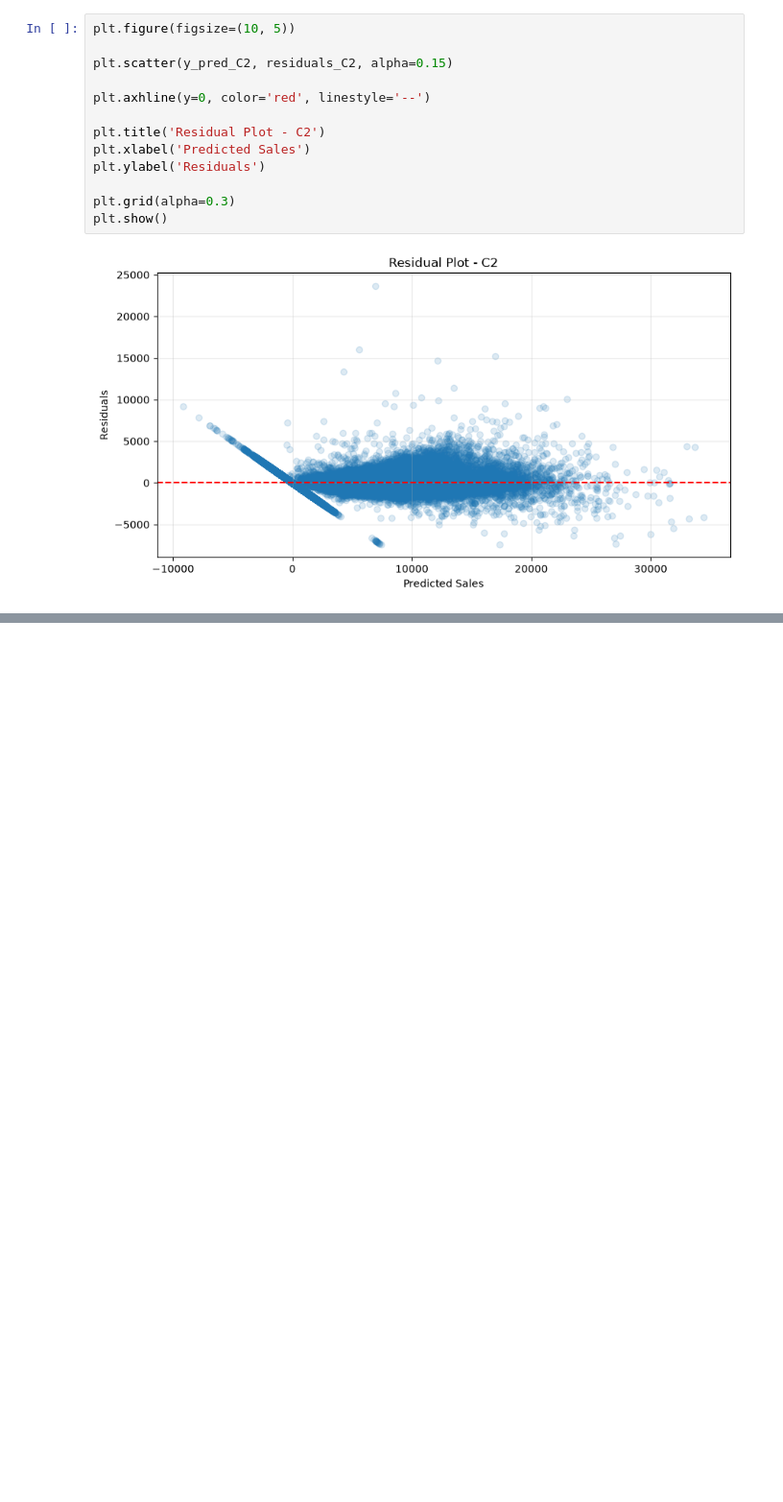
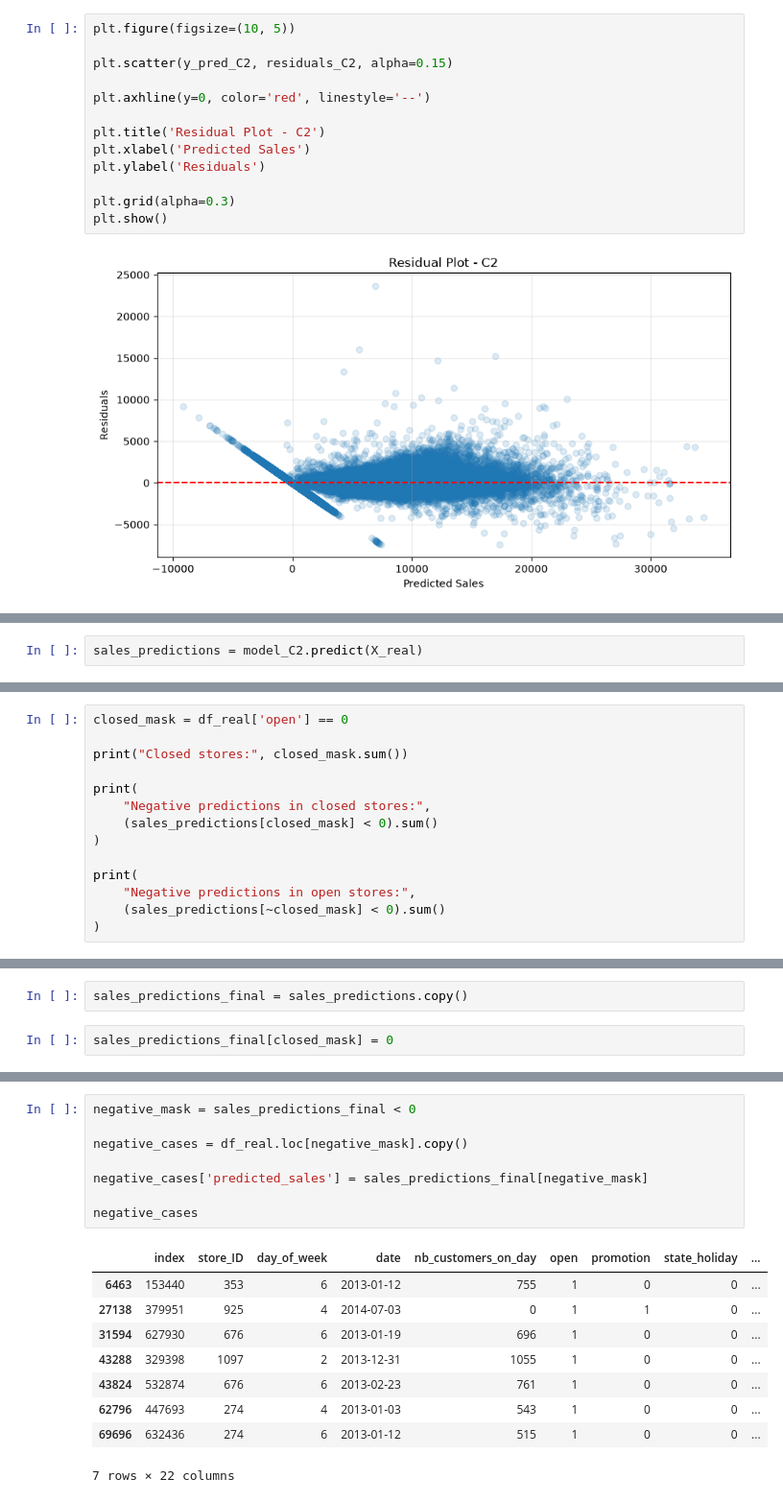
Before and after one commit to Reza118/MiniProject, a Jupyter notebook: shopsales.ipynb, the cells around one changed output, grey strips where cells are left out. Shown at 96% size. Saved outputs shown, nothing was run; the diff lists cells and outputs as text; blank space fills up the shorter version.

Commit message:
After Prediction for real data

```diff
--- a/shopsales.ipynb
+++ b/shopsales.ipynb
@@ -1264,0 +1370,2 @@ plt.show()
+# %%
+sales_predictions = model_C2.predict(X_real)
@@ -1264,0 +1398,14 @@ plt.show()
+# %%
+closed_mask = df_real['open'] == 0
+
+print("Closed stores:", closed_mask.sum())
+
+print(
+    "Negative predictions in closed stores:",
+    (sales_predictions[closed_mask] < 0).sum()
+)
+
+print(
+    "Negative predictions in open stores:",
+    (sales_predictions[~closed_mask] < 0).sum()
+)
@@ -1264,0 +1430,4 @@ plt.show()
+# %%
+sales_predictions_final = sales_predictions.copy()
+# %%
+sales_predictions_final[closed_mask] = 0
@@ -1264,0 +1443,18 @@ plt.show()
+# %%
+negative_mask = sales_predictions_final < 0
+
+negative_cases = df_real.loc[negative_mask].copy()
+
+negative_cases['predicted_sales'] = sales_predictions_final[negative_mask]
+
+negative_cases
+# %% [output]
+|  | index | store_ID | day_of_week | date | nb_customers_on_day | open | promotion | state_holiday | ... |
+| 6463 | 153440 | 353 | 6 | 2013-01-12 | 755 | 1 | 0 | 0 | ... |
+| 27138 | 379951 | 925 | 4 | 2014-07-03 | 0 | 1 | 1 | 0 | ... |
+| 31594 | 627930 | 676 | 6 | 2013-01-19 | 696 | 1 | 0 | 0 | ... |
+| 43288 | 329398 | 1097 | 2 | 2013-12-31 | 1055 | 1 | 0 | 0 | ... |
+| 43824 | 532874 | 676 | 6 | 2013-02-23 | 761 | 1 | 0 | 0 | ... |
+| 62796 | 447693 | 274 | 4 | 2013-01-03 | 543 | 1 | 0 | 0 | ... |
+| 69696 | 632436 | 274 | 6 | 2013-01-12 | 515 | 1 | 0 | 0 | ... |
+7 rows × 22 columns
```
Also changed, not shown: parts of 20 cells of this notebook, 1 other file.
